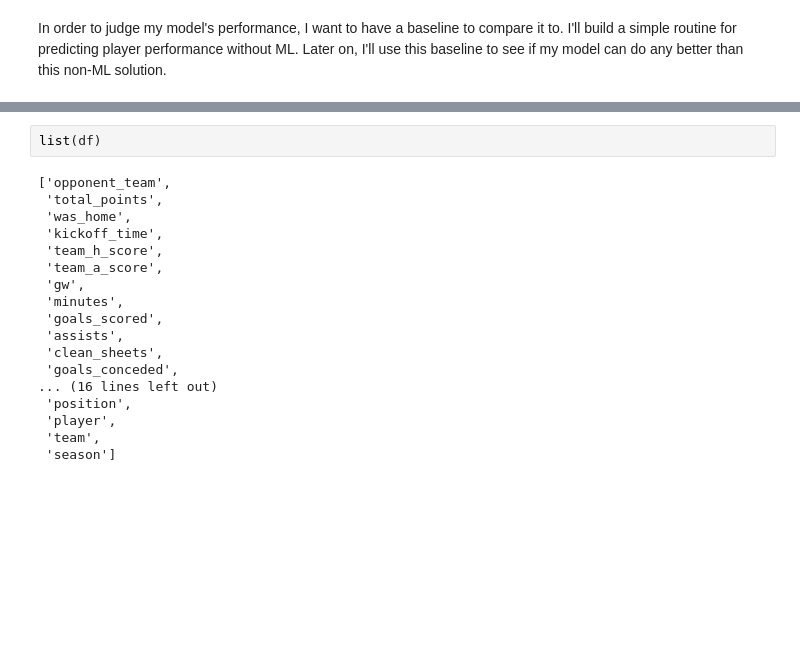
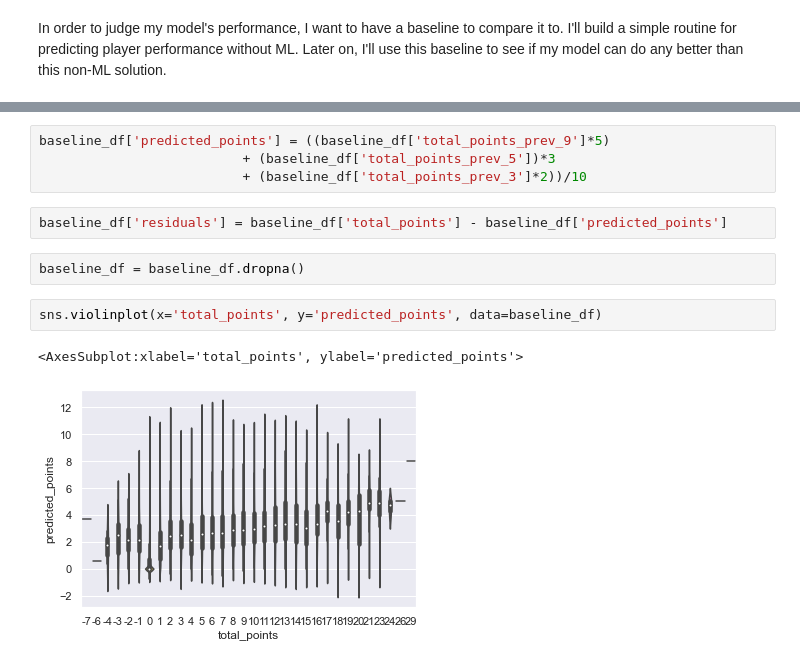
Before and after one commit to andrewjoelpeters/fpl, a Jupyter notebook: notebooks/03-define-baseline.ipynb, the cells around one changed output, grey strips where cells are left out. Drawn from its saved outputs; the diff is of its cells as text; blank space fills up the shorter version.

```diff
--- a/notebooks/03-define-baseline.ipynb
+++ b/notebooks/03-define-baseline.ipynb
@@ -18,20 +19,13 @@ df.head()
-# %%
-list(df)
-# %% [output]
-['opponent_team',
- 'total_points',
- 'was_home',
- 'kickoff_time',
- 'team_h_score',
- 'team_a_score',
- 'gw',
- 'minutes',
- 'goals_scored',
- 'assists',
- 'clean_sheets',
- 'goals_conceded',
-... (16 lines left out)
- 'position',
- 'player',
- 'team',
- 'season']
+# %%
+baseline_df['predicted_points'] = ((baseline_df['total_points_prev_9']*5)
+                          + (baseline_df['total_points_prev_5'])*3
+                          + (baseline_df['total_points_prev_3']*2))/10
+# %%
+baseline_df['residuals'] = baseline_df['total_points'] - baseline_df['predicted_points']
+# %%
+baseline_df = baseline_df.dropna()
+# %%
+sns.violinplot(x='total_points', y='predicted_points', data=baseline_df)
+# %% [output]
+<AxesSubplot:xlabel='total_points', ylabel='predicted_points'>
+[figure, added]
```
Also changed, not shown: parts of 5 cells of this notebook, 6 other files.
